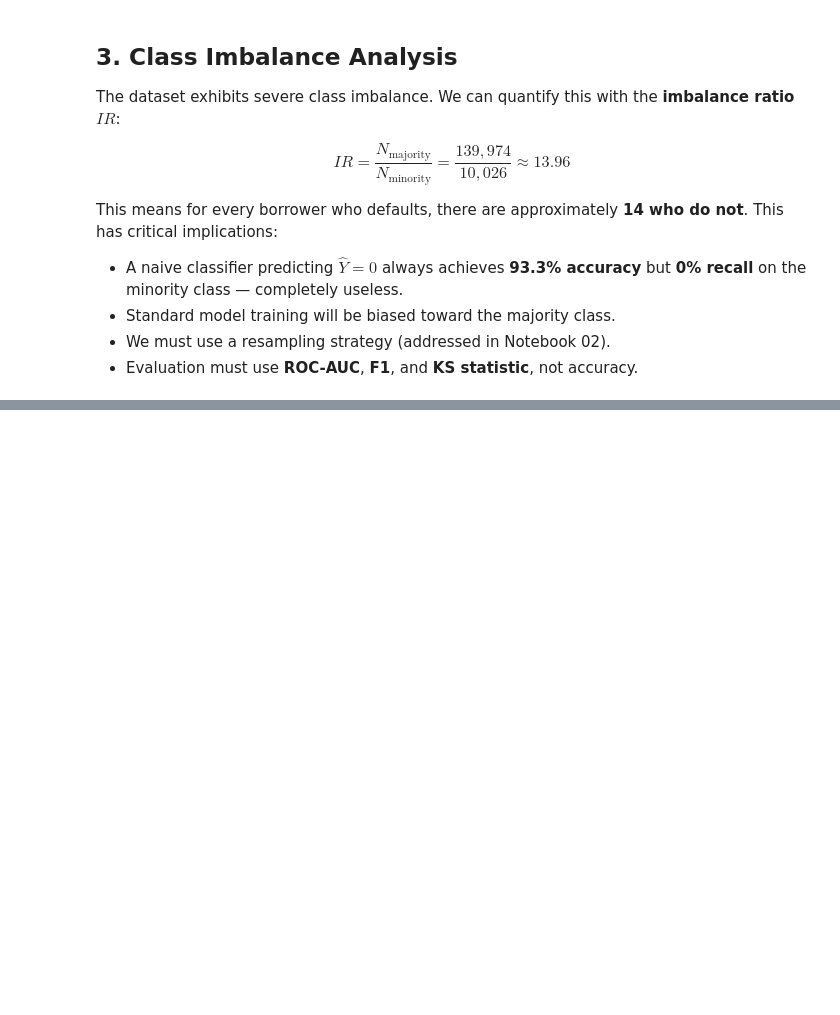
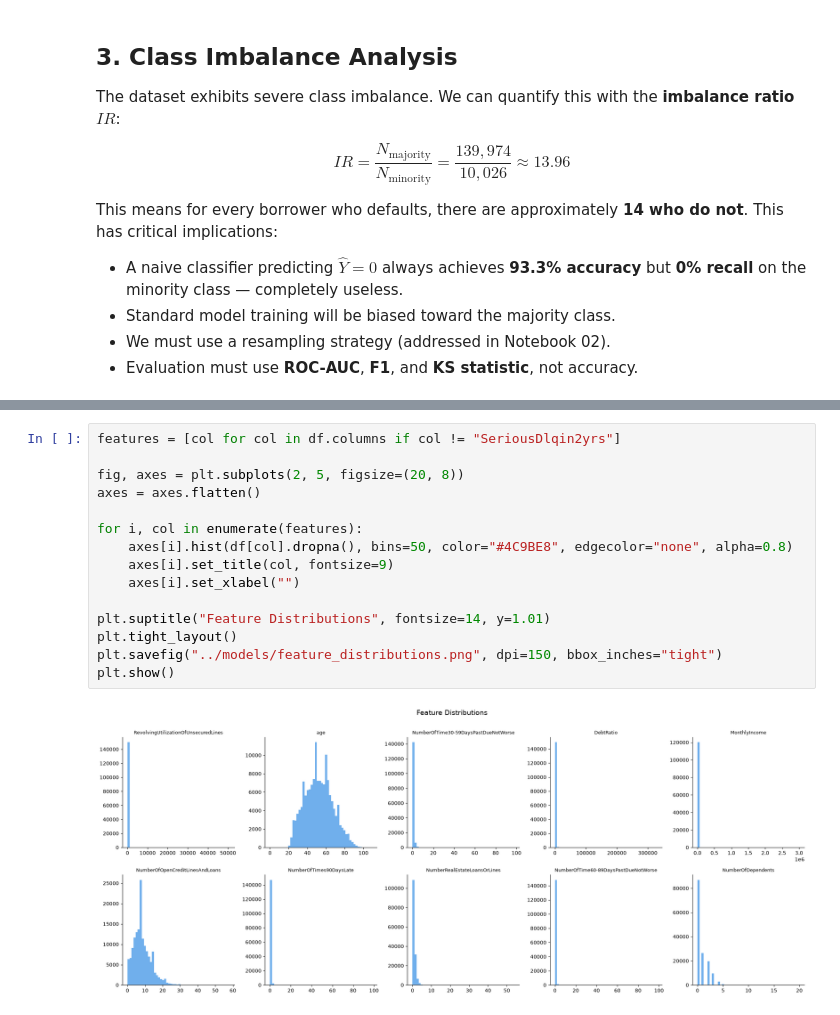
Before and after one commit to stivanpashaliev/credit-risk-assessment, a Jupyter notebook: notebooks/01_eda.ipynb, the cells around one changed output, grey strips where cells are left out. Cells and saved outputs as stored; diff of their text form; blank space fills up the shorter version.

```diff
--- a/notebooks/01_eda.ipynb
+++ b/notebooks/01_eda.ipynb
@@ -171,0 +177,17 @@ This means for every borrower who defaults, there are approximately
+# %%
+features = [col for col in df.columns if col != "SeriousDlqin2yrs"]
+
+fig, axes = plt.subplots(2, 5, figsize=(20, 8))
+axes = axes.flatten()
+
+for i, col in enumerate(features):
+    axes[i].hist(df[col].dropna(), bins=50, color="#4C9BE8", edgecolor="none", alpha=0.8)
+    axes[i].set_title(col, fontsize=9)
+    axes[i].set_xlabel("")
+
+plt.suptitle("Feature Distributions", fontsize=14, y=1.01)
+plt.tight_layout()
+plt.savefig("../models/feature_distributions.png", dpi=150, bbox_inches="tight")
+plt.show()
+# %% [output]
+[figure, added]
```
Also changed, not shown: parts of 5 cells of this notebook, 4 other files.
